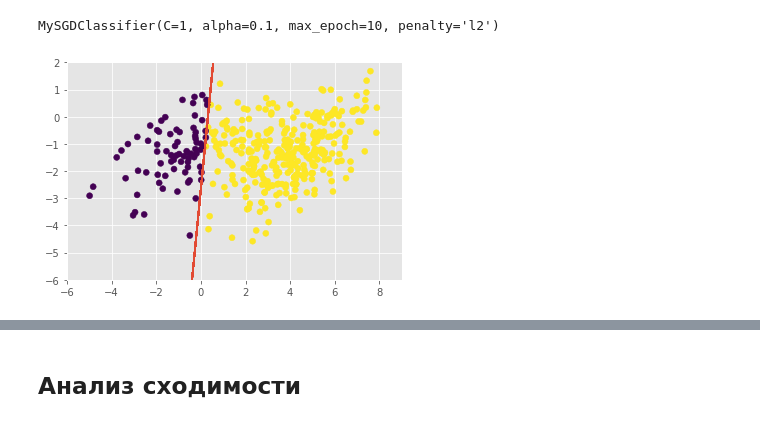
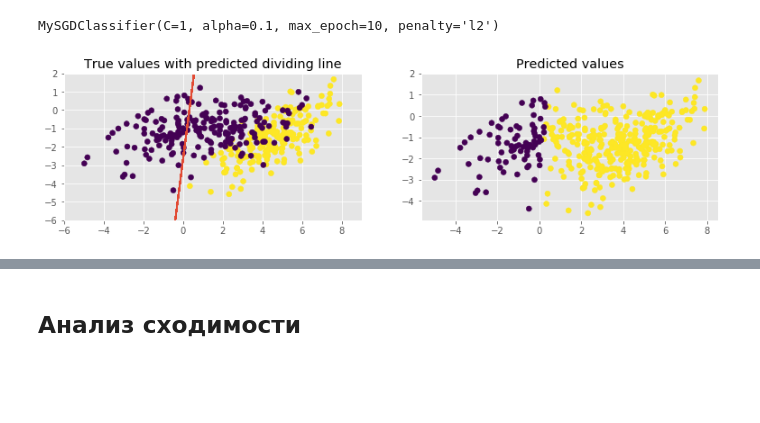
Before and after one commit to mmariyavyatkina/otus_course, a Jupyter notebook: HW3/Logreg.ipynb, the cells around one changed output, grey strips where cells are left out. Drawn from its saved outputs; the diff is of its cells as text; code cells hidden in the pictures; blank space fills up the shorter version.

```diff
--- a/HW3/Logreg.ipynb
+++ b/HW3/Logreg.ipynb
@@ -144,16 +144,23 @@ MySGDClassifier(C=1, alpha=0.1, max_epoch=10, penalty='l2')
 # %%
 ## Your Code Here
 forecast = model.predict(X)
+fig,ax=plt.subplots(1,2,figsize=(13,3))
 
-plt.scatter(X[:, 0], X[:, 1], c = forecast)
+ax[0].scatter(X[:, 0], X[:, 1], c = y)
 
 axes = plt.gca()
 x_vals = X[:, 0]
 y_vals = - (model.intercept + model.coef[0] * x_vals)/model.coef[1]
-plt.plot(x_vals, y_vals, '--')
+ax[0].plot(x_vals, y_vals, '--')
 
-plt.xlim(-6, 9)
-plt.ylim(-6, 2)
+ax[1].scatter(X[:, 0], X[:, 1], c = forecast)
+
+ax[0].set_xlim(-6, 9)
+ax[0].set_ylim(-6, 2)
+
+ax[0].title.set_text('True values with predicted dividing line')
+ax[1].title.set_text('Predicted values')
+
 plt.show()
 # %% [output]
-[figure, old version]
+[figure, new version]
```
Also changed, not shown: parts of 5 cells of this notebook.
